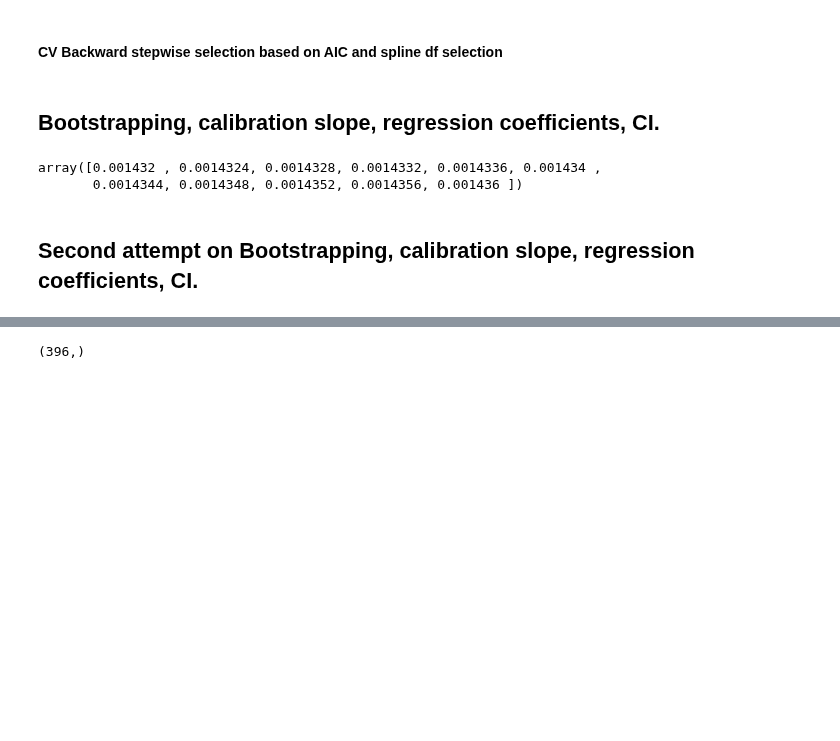
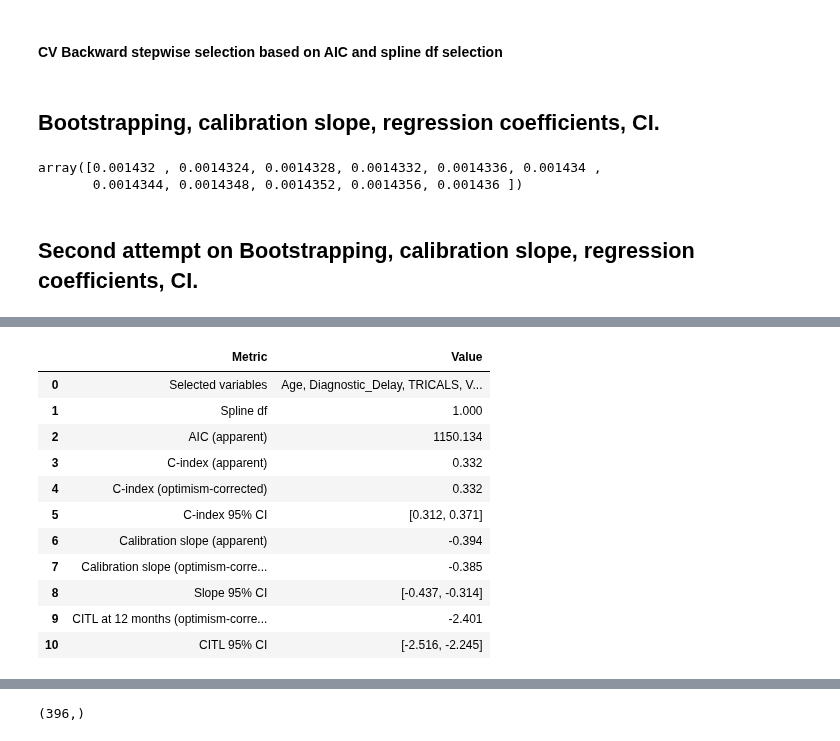
Before and after one commit to Uzoemeka/All_ALS_Data, a Jupyter notebook: 07.1_flexible_parametric_model_script_val_functionized.ipynb, the cells around one changed output, grey strips where cells are left out. Drawn from its saved outputs; the diff is of its cells as text; code cells hidden in the pictures; blank space fills up the shorter version.

```diff
--- a/07.1_flexible_parametric_model_script_val_functionized.ipynb
+++ b/07.1_flexible_parametric_model_script_val_functionized.ipynb
@@ -2067,3 +2056,97 @@ Calibration slope:
 # %%
-best_result['vars']
+# 1) Slide-ready "key results" table (2 columns)
+def make_slide_summary_table(best_result, t0_months):
+    rows = []
+
+    rows.append(("Selected variables", ", ".join(best_result.get("vars", []))))
+    rows.append(("Spline df", best_result.get("spline_df", None)))
+    rows.append(("AIC (apparent)", best_result.get("aic", None)))
+
+    rows.append(("C-index (apparent)", best_result.get("cindex_app", None)))
+    rows.append(("C-index (optimism-corrected)", best_result.get("cindex_corr", None)))
+    if best_result.get("cindex_ci", None) is not None:
+        lo, hi = best_result["cindex_ci"]
+        rows.append(("C-index 95% CI", f"[{lo:.3f}, {hi:.3f}]"))
+
+    rows.append(("Calibration slope (apparent)", best_result.get("slope_app", None)))
+    rows.append(("Calibration slope (optimism-corrected)", best_result.get("slope_corr", None)))
+    if best_result.get("slope_ci", None) is not None:
+        lo, hi = best_result["slope_ci"]
+        rows.append(("Slope 95% CI", f"[{lo:.3f}, {hi:.3f}]"))
+
+    # CITL (optional, depending on your function’s returned keys)
+    if best_result.get("citl_corrected", None) is not None:
+        rows.append((f"CITL at {t0_months} months (optimism-corrected)", best_result["citl_corrected"]))
+    if best_result.get("citl_ci", None) is not None:
+        lo, hi = best_result["citl_ci"]
+        rows.append(("CITL 95% CI", f"[{lo:.3f}, {hi:.3f}]"))
+
+    df = pd.DataFrame(rows, columns=["Metric", "Value"])
+
+    # tidy formatting for slides
+    def fmt(x):
+        if isinstance(x, (int, float)) and pd.notnull(x):
+            return f"{x:.3f}"
+        return x
+
+    df["Value"] = df["Value"].apply(fmt)
+    return df
+
+
+# 2) Slide-ready coefficients table (only selected covariates)
+def make_slide_coeff_table(best_result):
+    beta = best_result.get("beta_corr", {}) or best_result.get("beta_corrected", {}) or {}
+    beta_ci = best_result.get("beta_ci", {}) or {}
+
+    rows = []
+    for v in best_result.get("vars", []):
+        if v in beta:
+            lo, hi = beta_ci.get(v, (None, None))
+            rows.append({
+                "Variable": v,
+                "Beta": float(beta[v]),
+                "95% CI": f"[{lo:.3f}, {hi:.3f}]" if lo is not None else ""
+            })
+
+    df = pd.DataFrame(rows)
+    if not df.empty:
+        df["Beta"] = df["Beta"].map(lambda x: f"{x:.3f}")
+    return df
+
+
+# 3) Selection frequencies table
+def make_slide_selection_freq_table(selection_counts, covariates):
+    rows = [{"Variable": v, "Selection count": int(selection_counts.get(v, 0))} for v in covariates]
+    df = pd.DataFrame(rows).sort_values("Selection count", ascending=False).reset_index(drop=True)
+    return df
+
+
+# ---- build tables ----
+summary_tbl = make_slide_summary_table(best_result, t0_months=t0_months)
+coef_tbl = make_slide_coeff_table(best_result)
+freq_tbl = make_slide_selection_freq_table(selection_counts, covariates)
+
+# display in notebook
+display(summary_tbl)
+display(coef_tbl)
+display(freq_tbl)
+
+# optional: export to CSV for easy copy-paste into slides
+summary_tbl.to_csv("/Users/Apple/projects/ALS_Digital_Twins/All_processed_data/miroli_trical_slide_model_summary.csv", index=False)
+coef_tbl.to_csv("/Users/Apple/projects/ALS_Digital_Twins/All_processed_data/miroli_trical_slide_model_coefficients.csv", index=False)
+freq_tbl.to_csv("/Users/Apple/projects/ALS_Digital_Twins/All_processed_data/miroli_trical_slide_variable_selection_frequencies.csv", index=False)
+
+print("Saved: miroli_trical_slide_model_summary.csv, miroli_trical_slide_model_coefficients.csv, miroli_trical_slide_variable_selection_frequencies.csv")
 # %% [output]
+|  | Metric | Value |
+| 0 | Selected variables | Age, Diagnostic_Delay, TRICALS, V... |
+| 1 | Spline df | 1.000 |
+| 2 | AIC (apparent) | 1150.134 |
+| 3 | C-index (apparent) | 0.332 |
+| 4 | C-index (optimism-corrected) | 0.332 |
+| 5 | C-index 95% CI | [0.312, 0.371] |
+| 6 | Calibration slope (apparent) | -0.394 |
+| 7 | Calibration slope (optimism-corre... | -0.385 |
+| 8 | Slope 95% CI | [-0.437, -0.314] |
+| 9 | CITL at 12 months (optimism-corre... | -2.401 |
+| 10 | CITL 95% CI | [-2.516, -2.245] |
```
Also changed, not shown: parts of 18 cells of this notebook, 19 other files.
